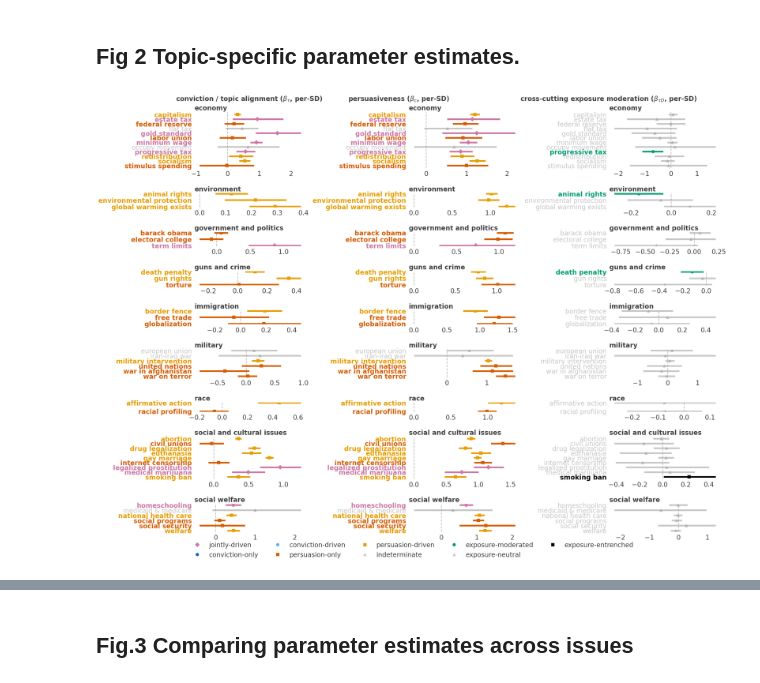
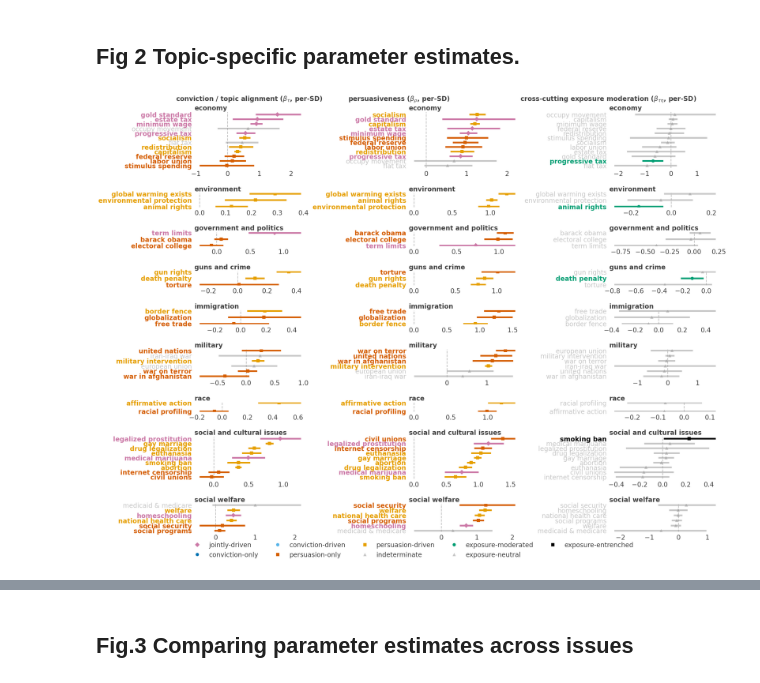
Before and after one commit to elenacandellone/DDO-conviction-conformity, a Jupyter notebook: b_figures.ipynb, the cells around one changed output, grey strips where cells are left out. Cells and saved outputs as stored; diff of their text form; code cells hidden in the pictures.

```diff
--- a/b_figures.ipynb
+++ b/b_figures.ipynb
@@ -40,14 +43,14 @@ print("Loaded standardized-prior model outputs.")
 Loaded standardized-prior model outputs.
 # %%
 # ----------------------------
-# Color and alpha mappings: PRIMARY classification (conviction tau vs. persuasiveness c)
+# Color and alpha mappings: PRIMARY classification (conviction tau vs. persuasiveness rho)
 # ----------------------------
 class_colors = {
     "conviction-only":    "#0072B2",  # blue
     "conviction-driven":  "#56B4E9",  # sky blue
 
-    "persuasion-only":    "#D55E00",  # vermillion
-    "persuasion-driven":  "#E69F00",  # orange
+    "persuasiveness-only":    "#D55E00",  # vermillion
+    "persuasiveness-driven":  "#E69F00",  # orange
 
     "jointly-driven":     "#CC79A7",  # reddish purple
 
@@ -57,8 +60,8 @@ class_alphas = {
     "conviction-only":    0.45,
     "conviction-driven":  0.35,
 
-    "persuasion-only":    0.45,
-    "persuasion-driven":  0.35,
+    "persuasiveness-only":    0.45,
+    "persuasiveness-driven":  0.35,
 
     "jointly-driven":     0.45,
 
@@ -68,8 +71,8 @@ class_text_alphas = {
     "conviction-only":    1.0,
     "conviction-driven":  1.0,
 
-    "persuasion-only":    1.0,
-    "persuasion-driven":  1.0,
+    "persuasiveness-only":    1.0,
+    "persuasiveness-driven":  1.0,
 
     "jointly-driven":     1.0,
 
@@ -79,8 +82,8 @@ class_markers = {
     "conviction-only": "o",
     "conviction-driven": "o",
 
-    "persuasion-only": "s",
-    "persuasion-driven": "s",
+    "persuasiveness-only": "s",
+    "persuasiveness-driven": "s",
 
     "jointly-driven": "D",
 
@@ -388,19 +491,23 @@ if len(issues) == 1:
 # ----------------------------
 for r, issue in enumerate(issues):
 
+    # Sorted by each panel's own point estimate (ascending, so the topic with
+    # the largest effect ends up at the top of the panel) rather than
+    # alphabetically -- each of the three panels can therefore end up in a
+    # different topic order within the same issue block.
     tau_sub = (
         beta_tau_df[beta_tau_df['issue'] == issue]
-        .sort_values('topic', ascending=False)
+        .sort_values('Mean', ascending=True)
     )
 
     c_sub = (
         beta_c_df[beta_c_df['issue'] == issue]
-        .sort_values('topic', ascending=False)
+        .sort_values('Mean', ascending=True)
     )
 
     tau_D_sub = (
         beta_tau_D_df[beta_tau_D_df['issue'] == issue]
-        .sort_values('topic', ascending=False)
+        .sort_values('Mean', ascending=True)
     )
 
     plot_forest(axes[r, 0], tau_sub, issue, class_colors, class_alphas, class_text_alphas, class_markers, topic_to_class, ref_line=0)
@@ -422,13 +529,13 @@ fig.text(
 
 fig.text(
     c_center, 1.02,
-    r"persuasiveness ($\beta_c$, per-SD)",
+    r"persuasiveness ($\beta_\rho$, per-SD)",
     ha="left", va="top", fontsize=fontsz, fontweight='bold'
 )
 
 fig.text(
     mod_center, 1.02,
-    r"cross-cutting exposure moderation ($\beta_{\tau D}$, per-SD)",
+    r"cross-cutting exposure moderation ($\beta_{\tau\eta}$, per-SD)",
     ha="left", va="top", fontsize=fontsz, fontweight='bold'
 )
 
@@ -441,8 +548,8 @@ legend_order = [
     "jointly-driven",
     "conviction-only",
     "conviction-driven",
-    "persuasion-only",
-    "persuasion-driven",
+    "persuasiveness-only",
+    "persuasiveness-driven",
     "indeterminate",
 ]
 
@@ -469,31 +576,31 @@ mod_legend_elements = [
         color='none',
         markerfacecolor=mod_colors[c],
         markeredgecolor='none',
         alpha=mod_alphas[c],
         markersize=10,
         label=c
     )
     for c in mod_legend_order
 ]
 
 fig.legend(
     handles=legend_elements + mod_legend_elements,
     loc="lower center",
     bbox_to_anchor=(0.5, -0.05),
     ncol=5,
     fontsize=fontsz_small,
     frameon=False
 )
 
 # ----------------------------
 # Save and show
 # ----------------------------
 plt.savefig(
     "./plots/Fig2.pdf",
     bbox_inches='tight'
 )
 
 
 plt.show()
 # %% [output]
-[figure, old version]
+[figure, new version]
```
Also changed, not shown: parts of 10 cells of this notebook, 43 other files.
